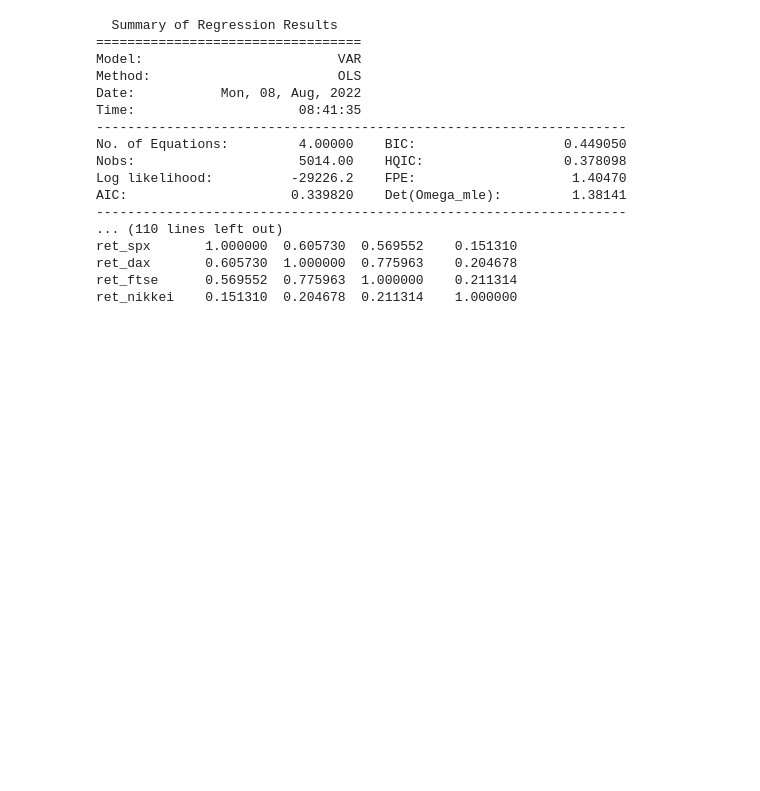
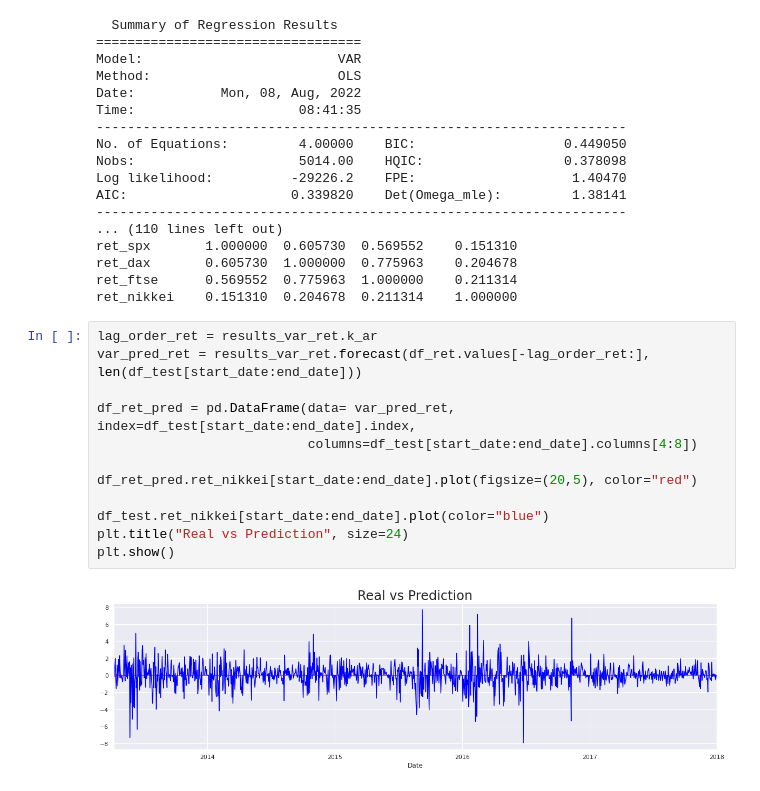
Before and after one commit to Priyo-prog/Time-series-analysis, a Jupyter notebook: Forecasting/the_forecasting.ipynb, the cells around one changed output. Saved outputs shown, nothing was run; the diff lists cells and outputs as text; blank space fills up the shorter version.

```diff
--- a/Forecasting/the_forecasting.ipynb
+++ b/Forecasting/the_forecasting.ipynb
@@ -472,3 +472,17 @@ ret_spx       1.000000  0.605730  0.569552    0.151310
 ret_dax       0.605730  1.000000  0.775963    0.204678
 ret_ftse      0.569552  0.775963  1.000000    0.211314
 ret_nikkei    0.151310  0.204678  0.211314    1.000000
+# %%
+lag_order_ret = results_var_ret.k_ar
+var_pred_ret = results_var_ret.forecast(df_ret.values[-lag_order_ret:], len(df_test[start_date:end_date]))
+
+df_ret_pred = pd.DataFrame(data= var_pred_ret, index=df_test[start_date:end_date].index,
+                           columns=df_test[start_date:end_date].columns[4:8])
+
+df_ret_pred.ret_nikkei[start_date:end_date].plot(figsize=(20,5), color="red")
+
+df_test.ret_nikkei[start_date:end_date].plot(color="blue")
+plt.title("Real vs Prediction", size=24)
+plt.show()
+# %% [output]
+[figure, added]
```
